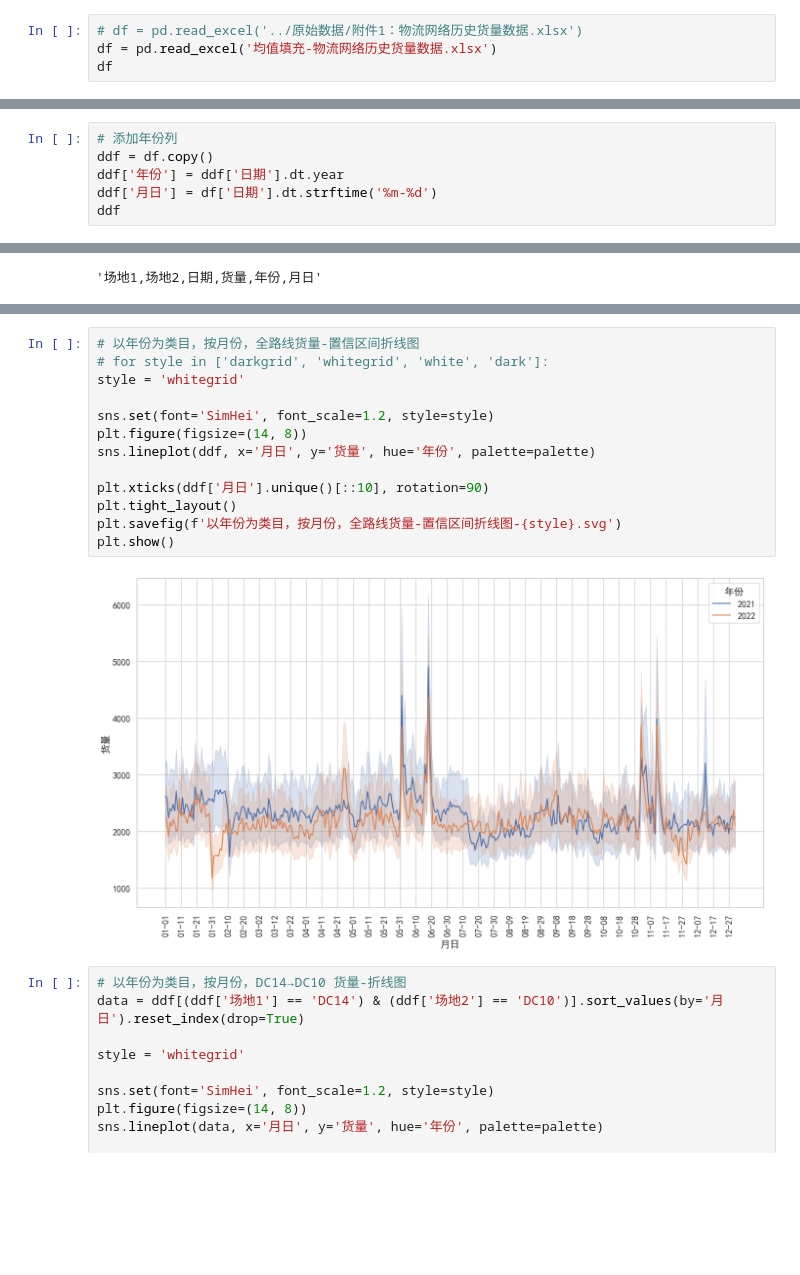
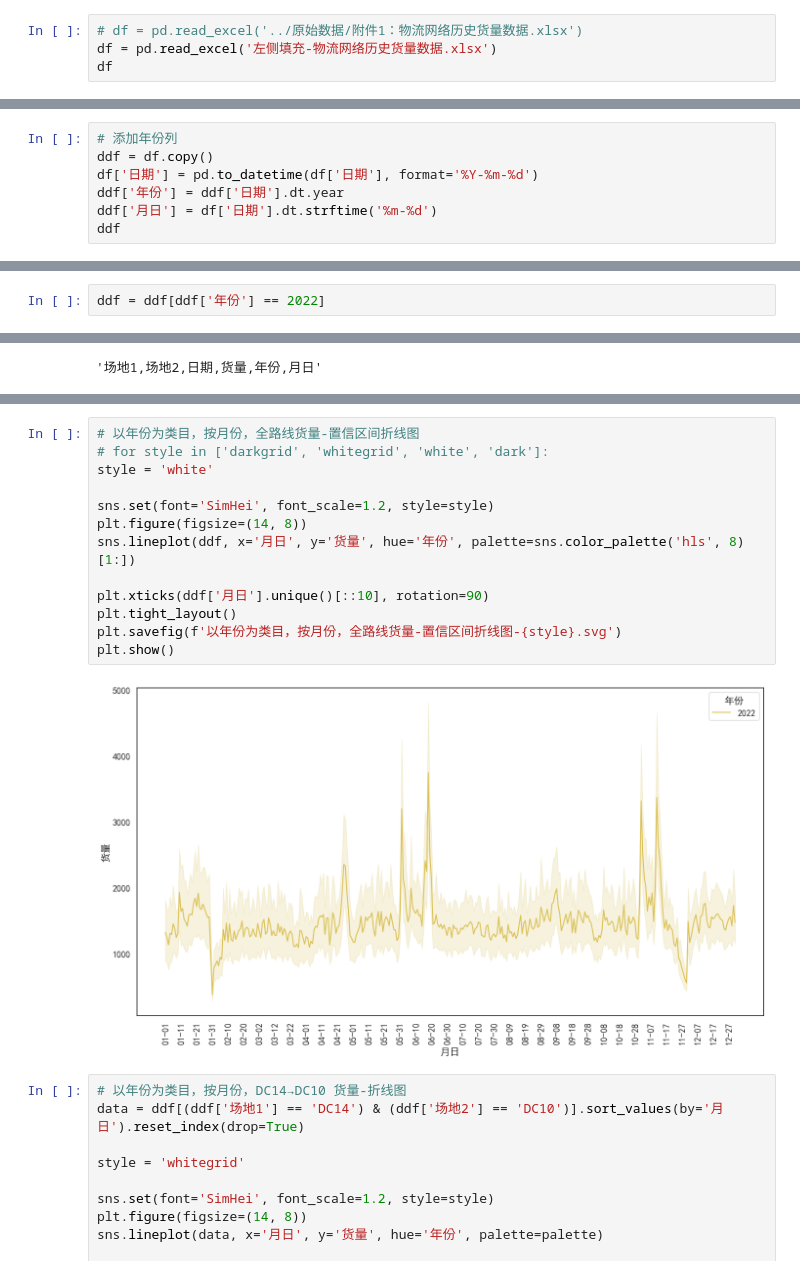
Before and after one commit to james-curtis/2023MathorCup-C, a Jupyter notebook: preprocess/数据分析.ipynb, the cells around one changed output, grey strips where cells are left out. Cells and saved outputs as stored; diff of their text form; blank space fills up the shorter version.

```diff
--- a/preprocess/数据分析.ipynb
+++ b/preprocess/数据分析.ipynb
@@ -10,6 +10,6 @@ sns.set(font='SimHei', font_scale=1.2, style='darkgrid')  # 解决Seaborn中文
 palette = 'deep'
 # %%
 # df = pd.read_excel('../原始数据/附件1：物流网络历史货量数据.xlsx')
-df = pd.read_excel('均值填充-物流网络历史货量数据.xlsx')
+df = pd.read_excel('左侧填充-物流网络历史货量数据.xlsx')
 df
 # %% [output]
@@ -47,6 +53,7 @@ df
 # %%
 # 添加年份列
 ddf = df.copy()
+df['日期'] = pd.to_datetime(df['日期'], format='%Y-%m-%d')
 ddf['年份'] = ddf['日期'].dt.year
 ddf['月日'] = df['日期'].dt.strftime('%m-%d')
 ddf
@@ -66,4 +73,6 @@ ddf
 765770 rows × 6 columns
+# %%
+ddf = ddf[ddf['年份'] == 2022]
 # %%
 ','.join(ddf.columns.values.tolist())
 # %% [output]
@@ -89,18 +105,18 @@ ddf
 # %%
 # 以年份为类目，按月份，全路线货量-置信区间折线图
 # for style in ['darkgrid', 'whitegrid', 'white', 'dark']:
-style = 'whitegrid'
+style = 'white'
 
 sns.set(font='SimHei', font_scale=1.2, style=style)
 plt.figure(figsize=(14, 8))
-sns.lineplot(ddf, x='月日', y='货量', hue='年份', palette=palette)
+sns.lineplot(ddf, x='月日', y='货量', hue='年份', palette=sns.color_palette('hls', 8)[1:])
 
 plt.xticks(ddf['月日'].unique()[::10], rotation=90)
 plt.tight_layout()
 plt.savefig(f'以年份为类目，按月份，全路线货量-置信区间折线图-{style}.svg')
 plt.show()
 # %% [output]
-[figure, old version]
+[figure, new version]
 # %%
 # 以年份为类目，按月份，DC14→DC10 货量-折线图
 data = ddf[(ddf['场地1'] == 'DC14') & (ddf['场地2'] == 'DC10')].sort_values(by='月日').reset_index(drop=True)
```
Also changed, not shown: parts of 5 cells of this notebook, 5 other files.
